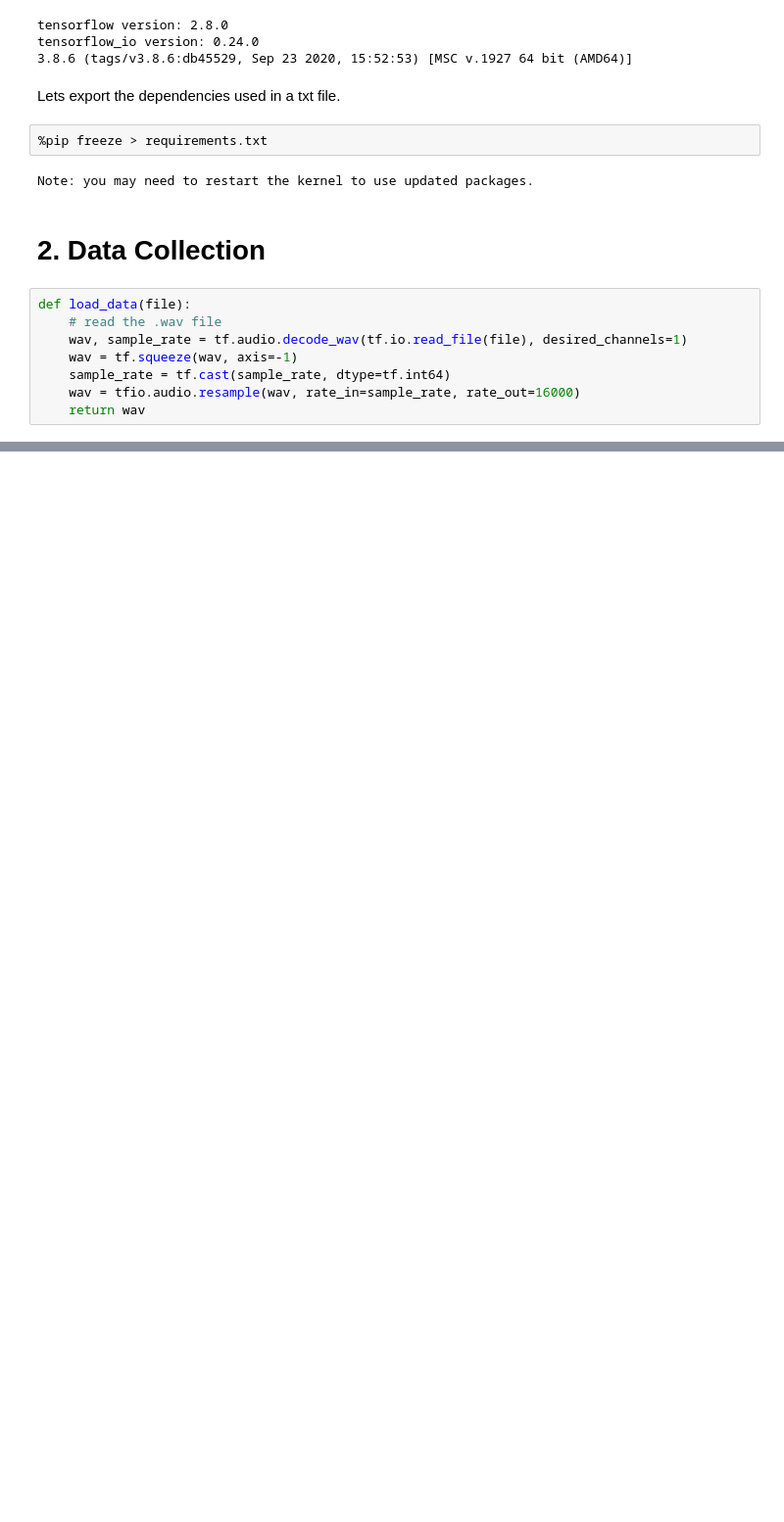
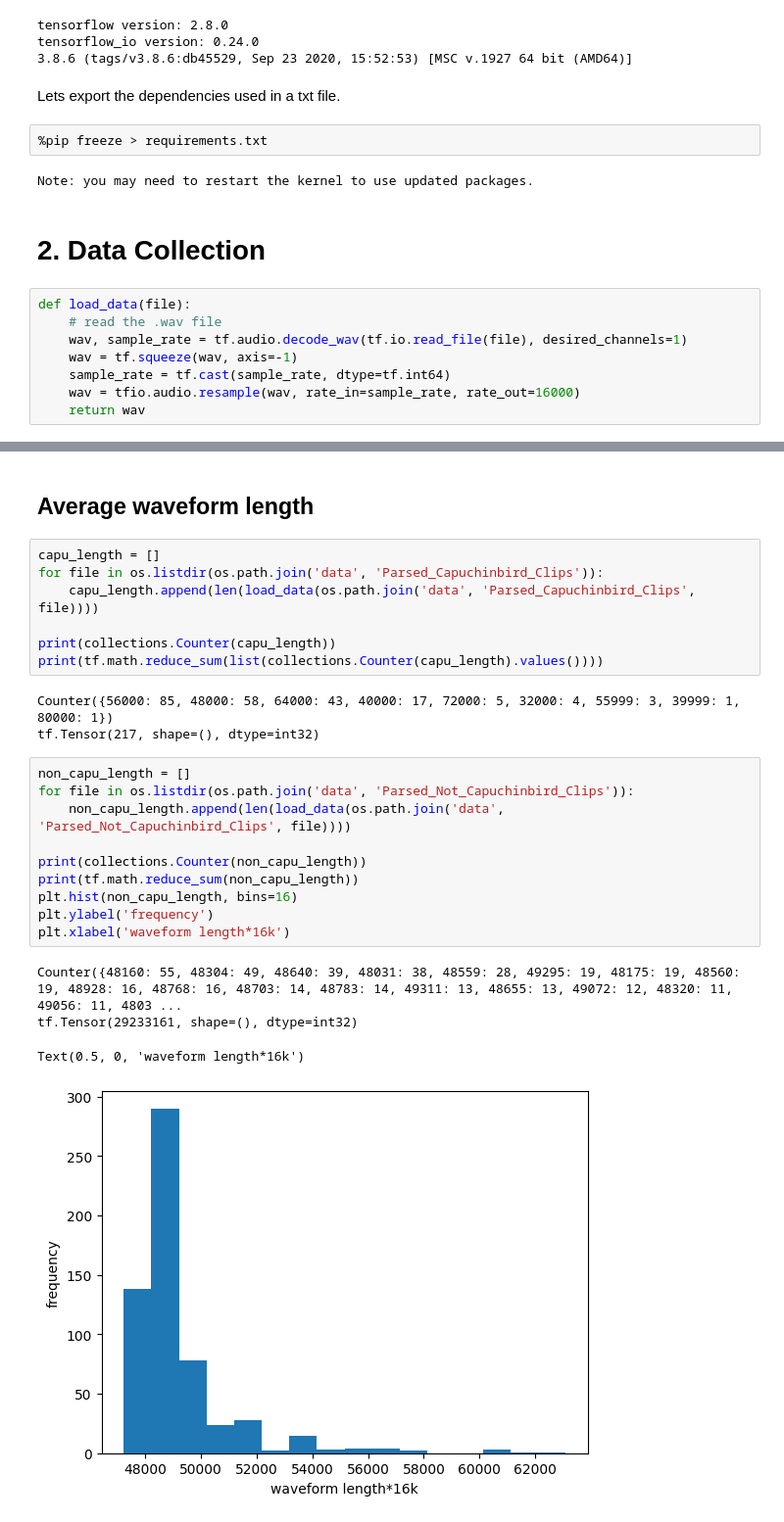
Before and after one commit to panstenos/Capuchin-Bird-Audio-Count, a Jupyter notebook: Analysis.ipynb, the cells around one changed output, grey strips where cells are left out. Shown at 98% size. Cells and saved outputs as stored; diff of their text form; blank space fills up the shorter version.

```diff
--- a/Analysis.ipynb
+++ b/Analysis.ipynb
@@ -110,0 +117,27 @@ plt.plot(non_capu)
+# %% [markdown]
+## Average waveform length
+# %%
+capu_length = []
+for file in os.listdir(os.path.join('data', 'Parsed_Capuchinbird_Clips')):
+    capu_length.append(len(load_data(os.path.join('data', 'Parsed_Capuchinbird_Clips', file))))
+
+print(collections.Counter(capu_length))
+print(tf.math.reduce_sum(list(collections.Counter(capu_length).values())))
+# %% [output]
+Counter({56000: 85, 48000: 58, 64000: 43, 40000: 17, 72000: 5, 32000: 4, 55999: 3, 39999: 1, 80000: 1})
+tf.Tensor(217, shape=(), dtype=int32)
+# %%
+non_capu_length = []
+for file in os.listdir(os.path.join('data', 'Parsed_Not_Capuchinbird_Clips')):
+    non_capu_length.append(len(load_data(os.path.join('data', 'Parsed_Not_Capuchinbird_Clips', file))))
+
+print(collections.Counter(non_capu_length))
+print(tf.math.reduce_sum(non_capu_length))
+plt.hist(non_capu_length, bins=16)
+plt.ylabel('frequency')
+plt.xlabel('waveform length*16k')
+# %% [output]
+Counter({48160: 55, 48304: 49, 48640: 39, 48031: 38, 48559: 28, 49295: 19, 48175: 19, 48560: 19, 48928: 16, 48768: 16, 48703: 14, 48783: 14, 49311: 13, 48655: 13, 49072: 12, 48320: 11, 49056: 11, 4803 ...
+tf.Tensor(29233161, shape=(), dtype=int32)
+Text(0.5, 0, 'waveform length*16k')
+[figure, added]
```
Also changed, not shown: parts of 16 cells of this notebook.
